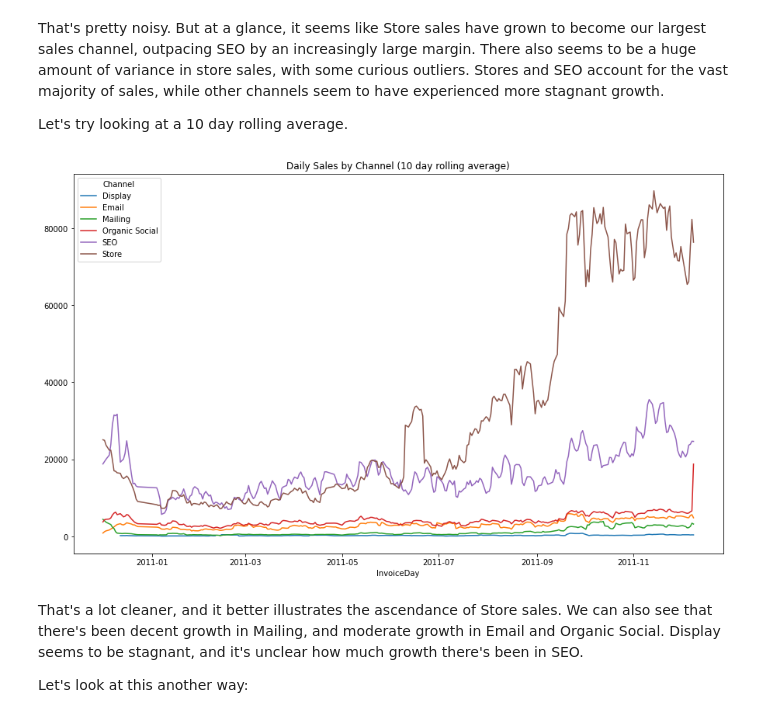
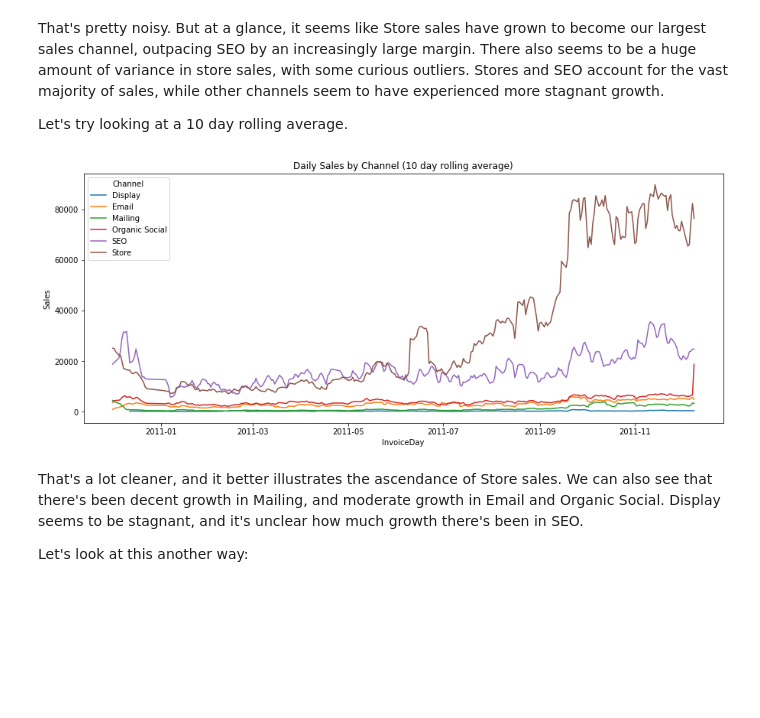
Before and after one commit to rob-dalton/comoto-takehome, a Jupyter notebook: section_1b.ipynb, the cells around one changed output. Drawn from its saved outputs; the diff is of its cells as text; code cells hidden in the pictures; blank space fills up the shorter version.

```diff
--- a/section_1b.ipynb
+++ b/section_1b.ipynb
@@ -101,17 +126,22 @@ That's pretty noisy. But at a glance, it seems like Store sales have grown to be
 
 Let's try looking at a 10 day rolling average.
 # %%
+# create rolling average
 df_rolling = df_sales.groupby(['Channel', 'InvoiceDay'])\
                 .agg({'Sales': 'sum'})\
                 .rolling(10)\
                 .mean()\
                 .dropna()
+# create plot
+ax = df_rolling.reset_index(drop=False)\
+    .pivot(index='InvoiceDay', columns='Channel', values='Sales')\
+    .plot(figsize=(15, 6), title="Daily Sales by Channel (10 day rolling average)");
+ax.set_ylabel("Sales")
 
-df_rolling.reset_index(drop=False)\
-    .pivot(index='InvoiceDay', columns='Channel', values='Sales')\
-    .plot(figsize=(15, 9), title="Daily Sales by Channel (10 day rolling average)");
+# save plot
+ax.figure.savefig('images/sales_10_day_rolling_average_by_channel.png');
 # %% [output]
-[figure, old version]
+[figure, new version]
 # %% [markdown]
 That's a lot cleaner, and it better illustrates the ascendance of Store sales. We can also see that there's been decent growth in Mailing, and moderate growth in Email and Organic Social. Display seems to be stagnant, and it's unclear how much growth there's been in SEO.
 
```
Also changed, not shown: parts of 5 cells of this notebook, 5 other files.
